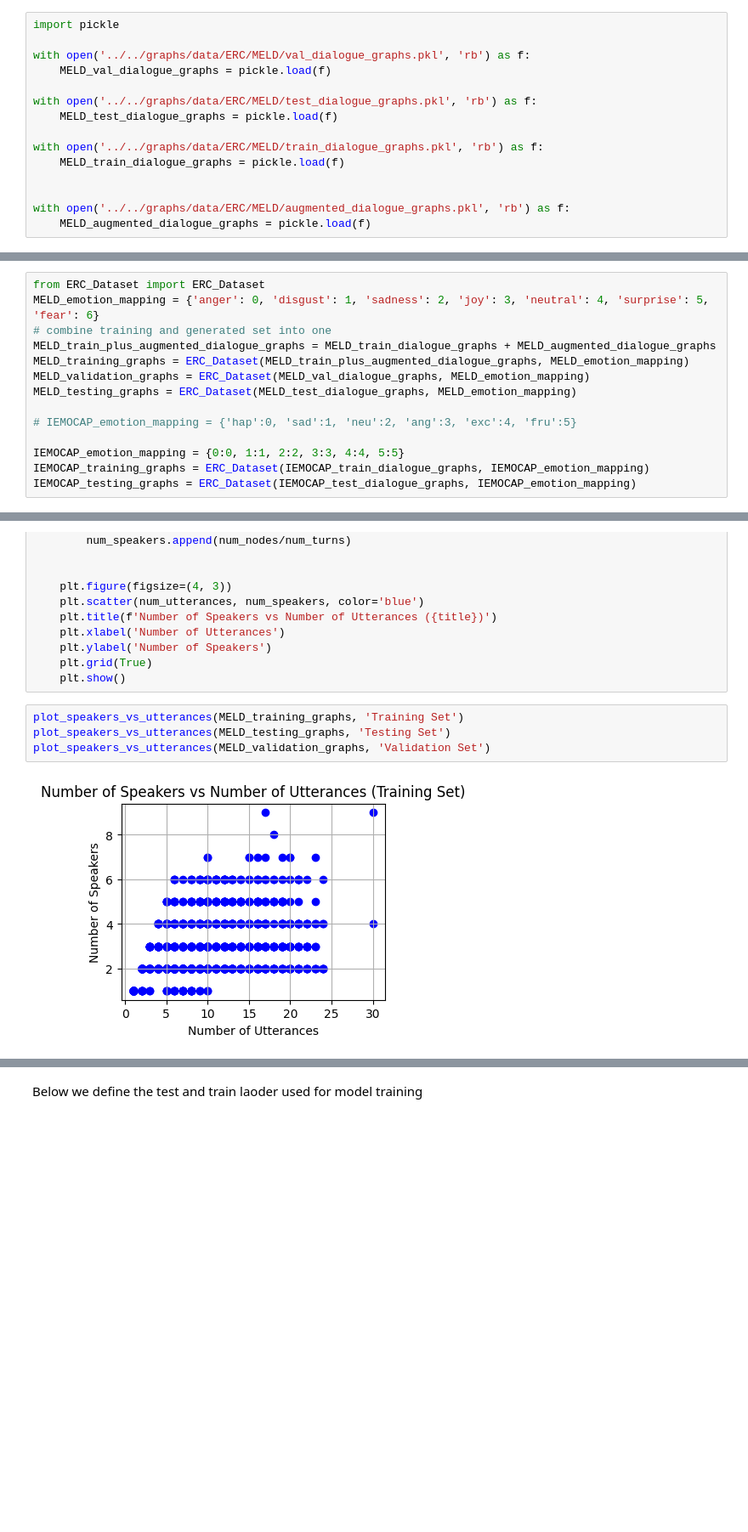
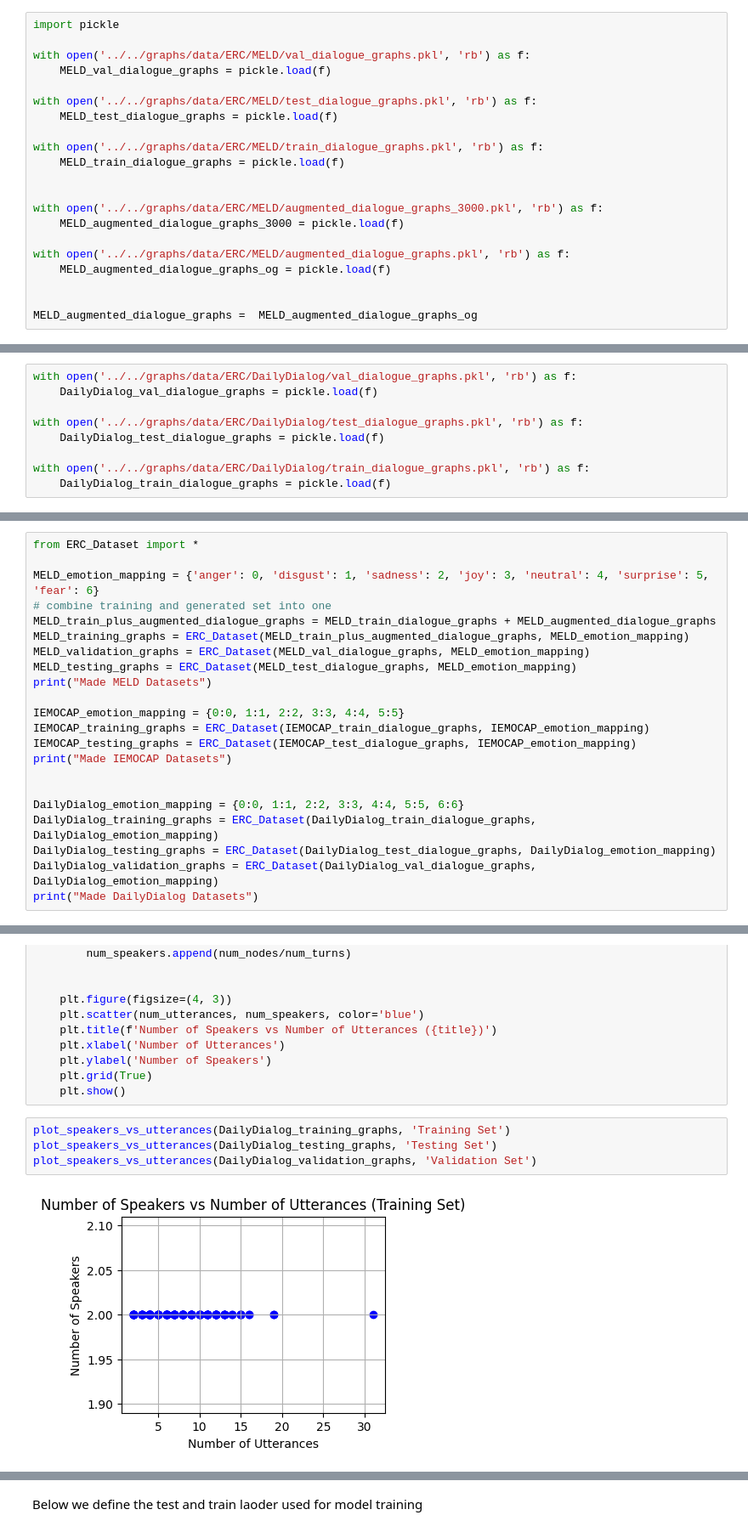
Before and after one commit to ManuelNunez08/GroupCohesionPrediction, a Jupyter notebook: GNNs/ERC/ERC_train_test.ipynb, the cells around one changed output, grey strips where cells are left out. Shown at 85% size. Cells and saved outputs as stored; diff of their text form; blank space fills up the shorter version.

Commit message:
Final Architecture - ready for more data gen

```diff
--- a/GNNs/ERC/ERC_train_test.ipynb
+++ b/GNNs/ERC/ERC_train_test.ipynb
@@ -13,27 +13,50 @@ with open('../../graphs/data/ERC/MELD/train_dialogue_graphs.pkl', 'rb') as f:
     MELD_train_dialogue_graphs = pickle.load(f)
 
 
+with open('../../graphs/data/ERC/MELD/augmented_dialogue_graphs_3000.pkl', 'rb') as f:
+    MELD_augmented_dialogue_graphs_3000 = pickle.load(f)
+
 with open('../../graphs/data/ERC/MELD/augmented_dialogue_graphs.pkl', 'rb') as f:
-    MELD_augmented_dialogue_graphs = pickle.load(f)
+    MELD_augmented_dialogue_graphs_og = pickle.load(f)
+
+
+MELD_augmented_dialogue_graphs =  MELD_augmented_dialogue_graphs_og
 # %%
 with open('../../graphs/data/ERC/IEMOCAP/test_dialogue_graphs.pkl', 'rb') as f:
     IEMOCAP_test_dialogue_graphs = pickle.load(f)
 
 with open('../../graphs/data/ERC/IEMOCAP/train_dialogue_graphs.pkl', 'rb') as f:
     IEMOCAP_train_dialogue_graphs = pickle.load(f)
+# %%
+with open('../../graphs/data/ERC/DailyDialog/val_dialogue_graphs.pkl', 'rb') as f:
+    DailyDialog_val_dialogue_graphs = pickle.load(f)
+
+with open('../../graphs/data/ERC/DailyDialog/test_dialogue_graphs.pkl', 'rb') as f:
+    DailyDialog_test_dialogue_graphs = pickle.load(f)
+
+with open('../../graphs/data/ERC/DailyDialog/train_dialogue_graphs.pkl', 'rb') as f:
+    DailyDialog_train_dialogue_graphs = pickle.load(f)
 # %% [markdown]
 Below we define the testing, training, and validation sets
 # %%
-from ERC_Dataset import ERC_Dataset
+from ERC_Dataset import *
+
 MELD_emotion_mapping = {'anger': 0, 'disgust': 1, 'sadness': 2, 'joy': 3, 'neutral': 4, 'surprise': 5, 'fear': 6}
 # combine training and generated set into one
 MELD_train_plus_augmented_dialogue_graphs = MELD_train_dialogue_graphs + MELD_augmented_dialogue_graphs
 MELD_training_graphs = ERC_Dataset(MELD_train_plus_augmented_dialogue_graphs, MELD_emotion_mapping)
 MELD_validation_graphs = ERC_Dataset(MELD_val_dialogue_graphs, MELD_emotion_mapping)
 MELD_testing_graphs = ERC_Dataset(MELD_test_dialogue_graphs, MELD_emotion_mapping)
-
-# IEMOCAP_emotion_mapping = {'hap':0, 'sad':1, 'neu':2, 'ang':3, 'exc':4, 'fru':5}
+print("Made MELD Datasets")
 
 IEMOCAP_emotion_mapping = {0:0, 1:1, 2:2, 3:3, 4:4, 5:5}
 IEMOCAP_training_graphs = ERC_Dataset(IEMOCAP_train_dialogue_graphs, IEMOCAP_emotion_mapping)
 IEMOCAP_testing_graphs = ERC_Dataset(IEMOCAP_test_dialogue_graphs, IEMOCAP_emotion_mapping)
+print("Made IEMOCAP Datasets")
+
+
+DailyDialog_emotion_mapping = {0:0, 1:1, 2:2, 3:3, 4:4, 5:5, 6:6}
+DailyDialog_training_graphs = ERC_Dataset(DailyDialog_train_dialogue_graphs, DailyDialog_emotion_mapping)
+DailyDialog_testing_graphs = ERC_Dataset(DailyDialog_test_dialogue_graphs, DailyDialog_emotion_mapping)
+DailyDialog_validation_graphs = ERC_Dataset(DailyDialog_val_dialogue_graphs, DailyDialog_emotion_mapping)
+print("Made DailyDialog Datasets")
@@ -71,8 +98,8 @@ def plot_speakers_vs_utterances(dataset, title):
     plt.grid(True)
     plt.show()
 # %%
-plot_speakers_vs_utterances(MELD_training_graphs, 'Training Set')
-plot_speakers_vs_utterances(MELD_testing_graphs, 'Testing Set')
-plot_speakers_vs_utterances(MELD_validation_graphs, 'Validation Set')
+plot_speakers_vs_utterances(DailyDialog_training_graphs, 'Training Set')
+plot_speakers_vs_utterances(DailyDialog_testing_graphs, 'Testing Set')
+plot_speakers_vs_utterances(DailyDialog_validation_graphs, 'Validation Set')
 # %% [output]
-[figure, old version]
+[figure, new version]
```
Also changed, not shown: parts of 26 cells of this notebook, 10 other files.
